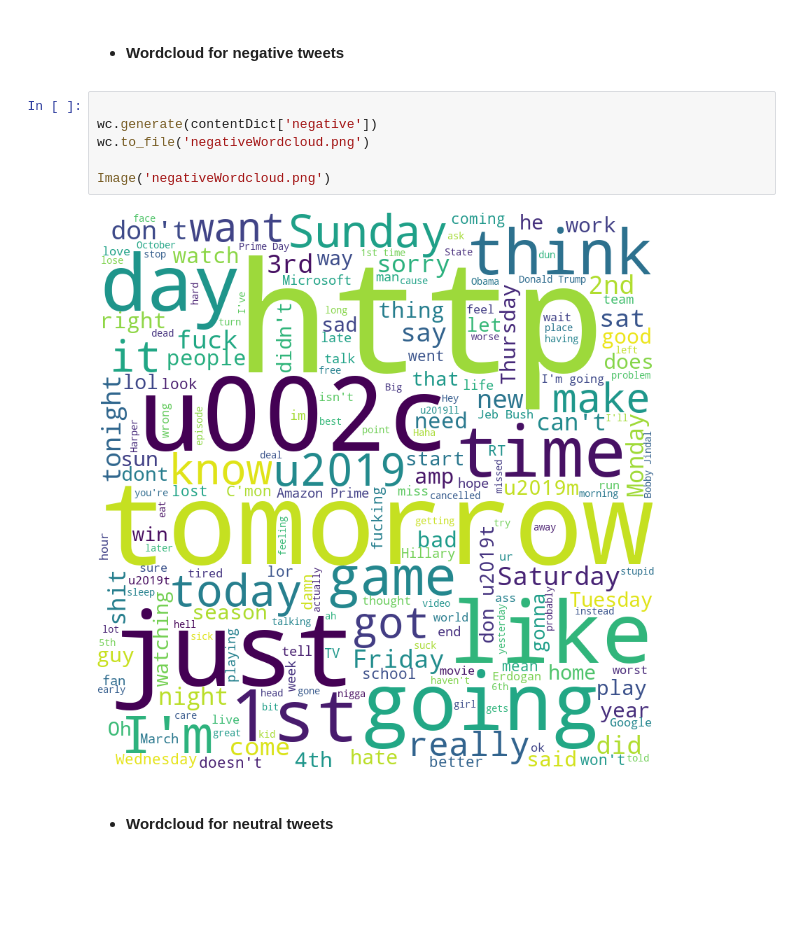
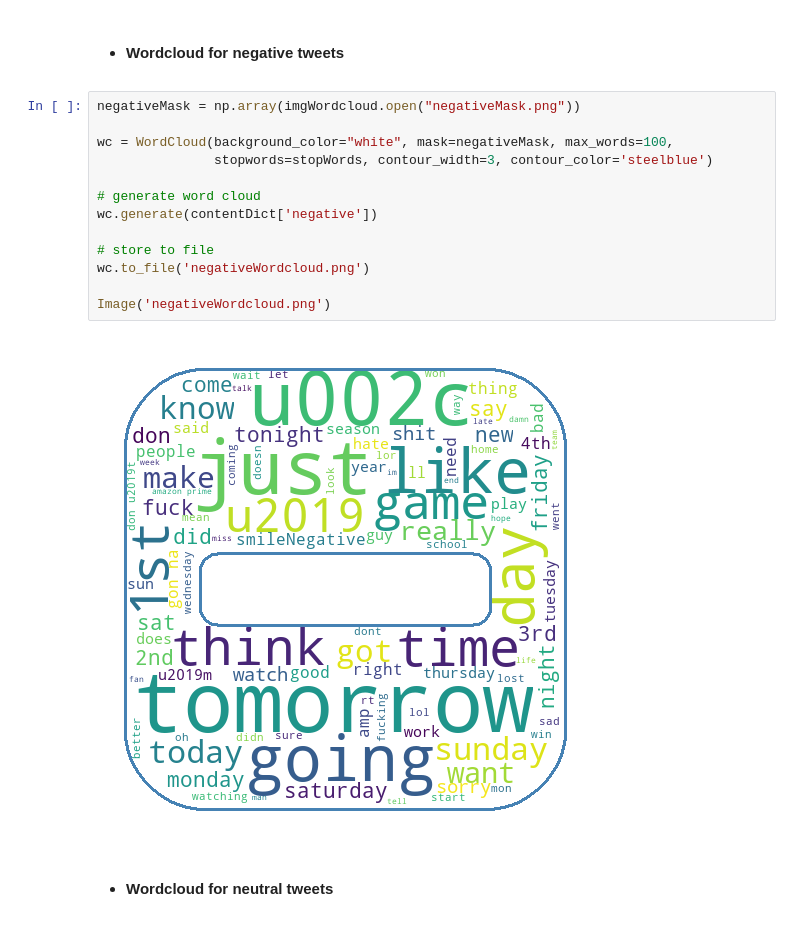
Before and after one commit to VaggelisSpi/Twitter-Sentiment-Analysis, a Jupyter notebook: scr/Project1DataMiningSemiFinal.ipynb, the cells around one changed output. Saved outputs shown, nothing was run; the diff lists cells and outputs as text; blank space fills up the shorter version.

```diff
--- a/scr/Project1DataMiningSemiFinal.ipynb
+++ b/scr/Project1DataMiningSemiFinal.ipynb
@@ -93,12 +188,19 @@ Image('positiveWordcloud.png')
 # %% [markdown]
   - #### Wordcloud for negative tweets
-# %%
-
-wc.generate(contentDict['negative'])
-wc.to_file('negativeWordcloud.png')
-
-Image('negativeWordcloud.png')
-# %% [output]
-[figure, removed]
+# %%
+negativeMask = np.array(imgWordcloud.open("negativeMask.png"))
+
+wc = WordCloud(background_color="white", mask=negativeMask, max_words=100,
+               stopwords=stopWords, contour_width=3, contour_color='steelblue')
+
+# generate word cloud
+wc.generate(contentDict['negative'])
+
+# store to file
+wc.to_file('negativeWordcloud.png')
+
+Image('negativeWordcloud.png')
+# %% [output]
+[figure, added]
 # %% [markdown]
   - #### Wordcloud for neutral tweets
```
Also changed, not shown: parts of 13 cells of this notebook, 10 other files.
